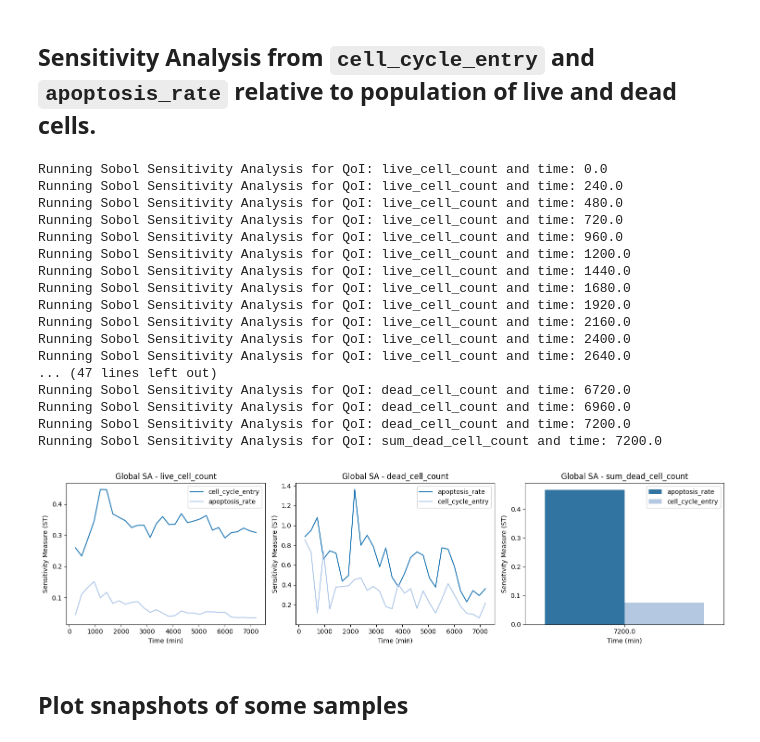
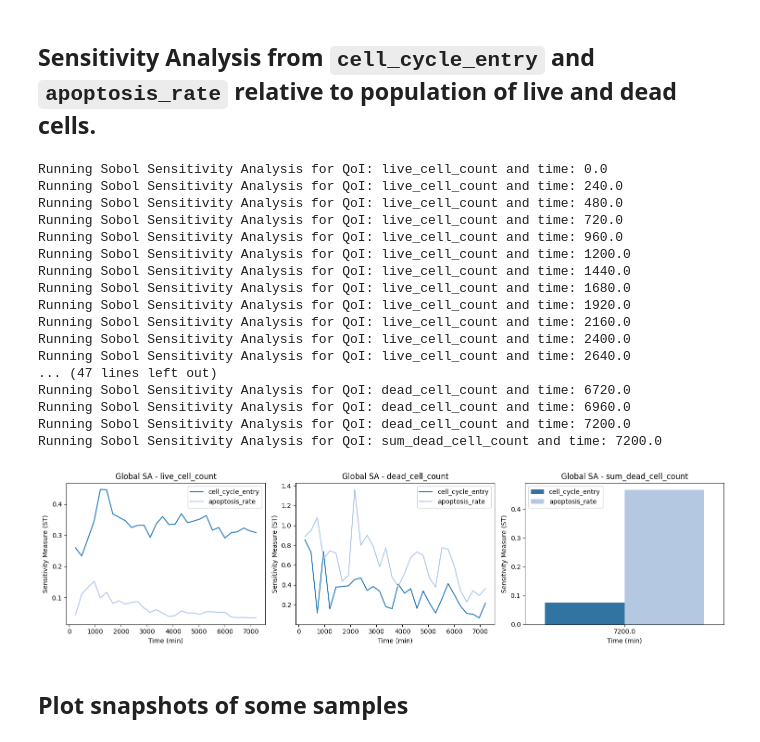
Before and after one commit to elmbeech/UQ_PhysiCell, a Jupyter notebook: examples/template/SA_script.ipynb, the cells around one changed output. Drawn from its saved outputs; the diff is of its cells as text; code cells hidden in the pictures.

```diff
--- a/examples/template/SA_script.ipynb
+++ b/examples/template/SA_script.ipynb
@@ -65,35 +65,35 @@ from uq_physicell.gui.utils import get_global_SA_parameters, plot_global_sa_resu
 from uq_physicell.model_analysis import run_global_sa
 
 sa_method = "Sobol Sensitivity Analysis"
 global_SA_parameters = get_global_SA_parameters(db_file)
 sa_results, qoi_time_values = run_global_sa(global_SA_parameters, sa_method, qoi_funcs, df_summary_qois)
 
 fig, axes = plt.subplots(1, 3, figsize=(15, 4))
 for ax_id, qoi_name in enumerate(qoi_funcs.keys()):
-    plot_global_sa_results(global_SA_parameters, sa_method, qoi_time_values, sa_results, qoi_name, 'ST' , axes[ax_id])
+    plot_global_sa_results(global_SA_parameters, sa_method, qoi_time_values, sa_results, qoi_name, 'ST' , axes[ax_id], parameter_order=['cell_cycle_entry', 'apoptosis_rate'])
     axes[ax_id].set_title(f'Global SA - {qoi_name}')
     axes[ax_id].legend(loc='best')
 plt.tight_layout() # This will automatically adjust spacing to prevent overlaps
 plt.savefig('Global_SA_Results.svg', format='svg')
 # %% [output]
 Running Sobol Sensitivity Analysis for QoI: live_cell_count and time: 0.0
 Running Sobol Sensitivity Analysis for QoI: live_cell_count and time: 240.0
 Running Sobol Sensitivity Analysis for QoI: live_cell_count and time: 480.0
 Running Sobol Sensitivity Analysis for QoI: live_cell_count and time: 720.0
 Running Sobol Sensitivity Analysis for QoI: live_cell_count and time: 960.0
 Running Sobol Sensitivity Analysis for QoI: live_cell_count and time: 1200.0
 Running Sobol Sensitivity Analysis for QoI: live_cell_count and time: 1440.0
 Running Sobol Sensitivity Analysis for QoI: live_cell_count and time: 1680.0
 Running Sobol Sensitivity Analysis for QoI: live_cell_count and time: 1920.0
 Running Sobol Sensitivity Analysis for QoI: live_cell_count and time: 2160.0
 Running Sobol Sensitivity Analysis for QoI: live_cell_count and time: 2400.0
 Running Sobol Sensitivity Analysis for QoI: live_cell_count and time: 2640.0
 ... (47 lines left out)
 Running Sobol Sensitivity Analysis for QoI: dead_cell_count and time: 6720.0
 Running Sobol Sensitivity Analysis for QoI: dead_cell_count and time: 6960.0
 Running Sobol Sensitivity Analysis for QoI: dead_cell_count and time: 7200.0
 Running Sobol Sensitivity Analysis for QoI: sum_dead_cell_count and time: 7200.0
-[figure, old version]
+[figure, new version]
 # %% [markdown]
 ## Plot snapshots of some samples
 # %%
```
Also changed, not shown: parts of 1 cell of this notebook.
